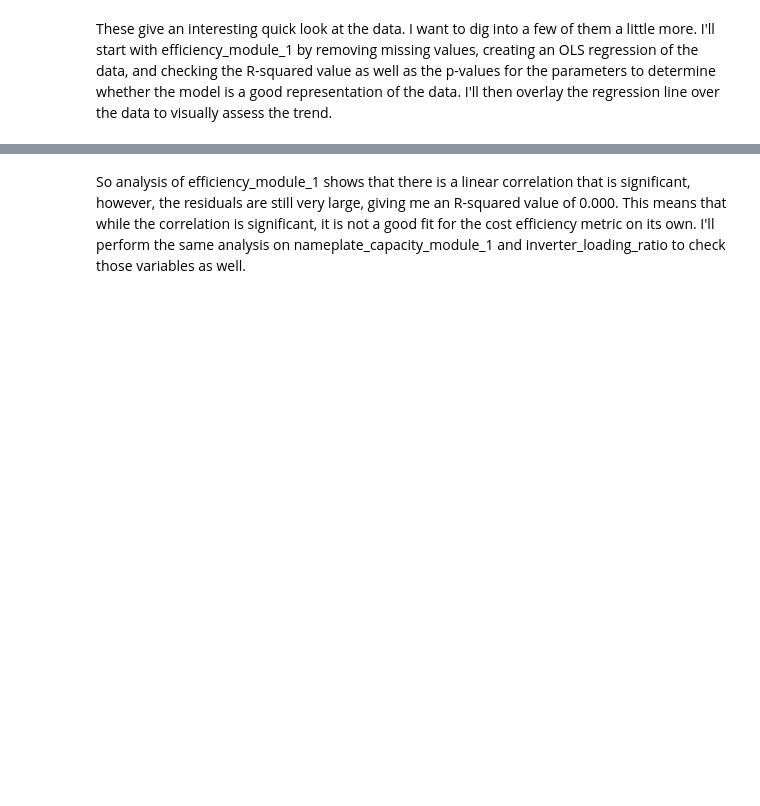
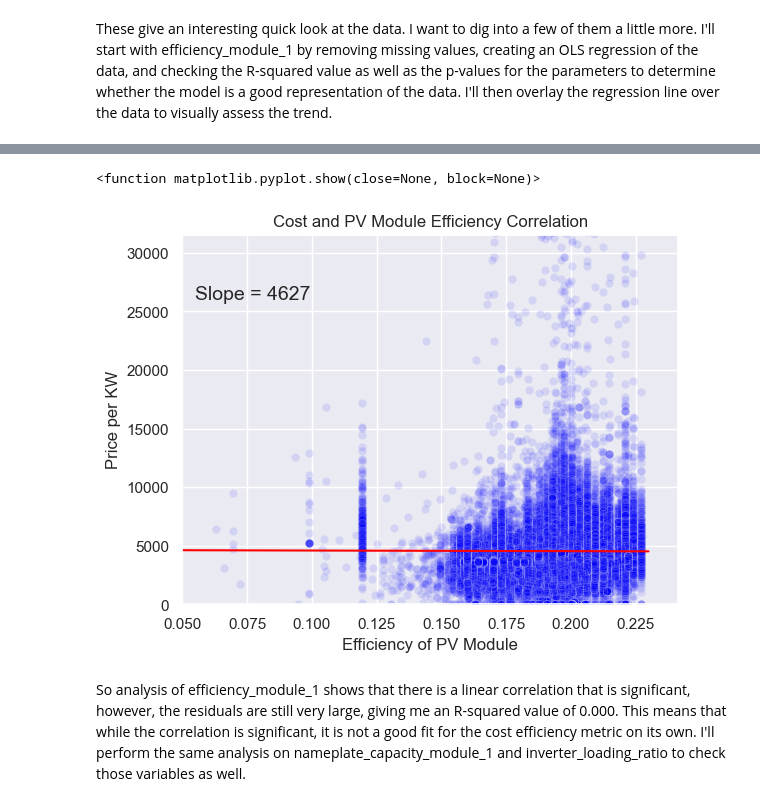
Before and after one commit to zjbrown0689/Solar-Panel-Capstone, a Jupyter notebook: notebooks/exploratory_data_analysis.ipynb, the cells around one changed output, grey strips where cells are left out. Cells and saved outputs as stored; diff of their text form; code cells hidden in the pictures; blank space fills up the shorter version.

```diff
--- a/notebooks/exploratory_data_analysis.ipynb
+++ b/notebooks/exploratory_data_analysis.ipynb
@@ -208,16 +365,22 @@ scipy.stats.pearsonr(data['efficiency_module_1'], data['price_per_kw'])
 # %%
 # I'll make the arrays for the regression line.
 x=np.array([0, 0.23])
 y=(m*x)+b
 
 # And now plot the data with the regression line overlay.
 sns.scatterplot(data=em1_no_null, x='efficiency_module_1', y='price_per_kw', alpha = 0.1, color='blue')
 plt.plot(x, y, color='red')
-plt.title('Cost Efficiency Correlation with PV Module Efficiency')
+plt.title('Cost and PV Module Efficiency Correlation')
+plt.xlim(0.05,)
 plt.ylim(0, np.quantile(em1_no_null['price_per_kw'], 0.9995))
 plt.xlabel('Efficiency of PV Module')
 plt.ylabel('Price per KW')
+plt.text(0.055, 26000, 'Slope = 4627', fontsize = 14)
+plt.savefig('efficiency', bbox_inches='tight')
 plt.show
+# %% [output]
+<function matplotlib.pyplot.show(close=None, block=None)>
+[figure, added]
 # %% [markdown]
 So analysis of efficiency_module_1 shows that there is a linear correlation that is significant, however, the residuals are still very large, giving me an R-squared value of 0.000. This means that while the correlation is significant, it is not a good fit for the cost efficiency metric on its own. I'll perform the same analysis on nameplate_capacity_module_1 and inverter_loading_ratio to check those variables as well.
 # %%
```
Also changed, not shown: parts of 49 cells of this notebook, 7 other files.
